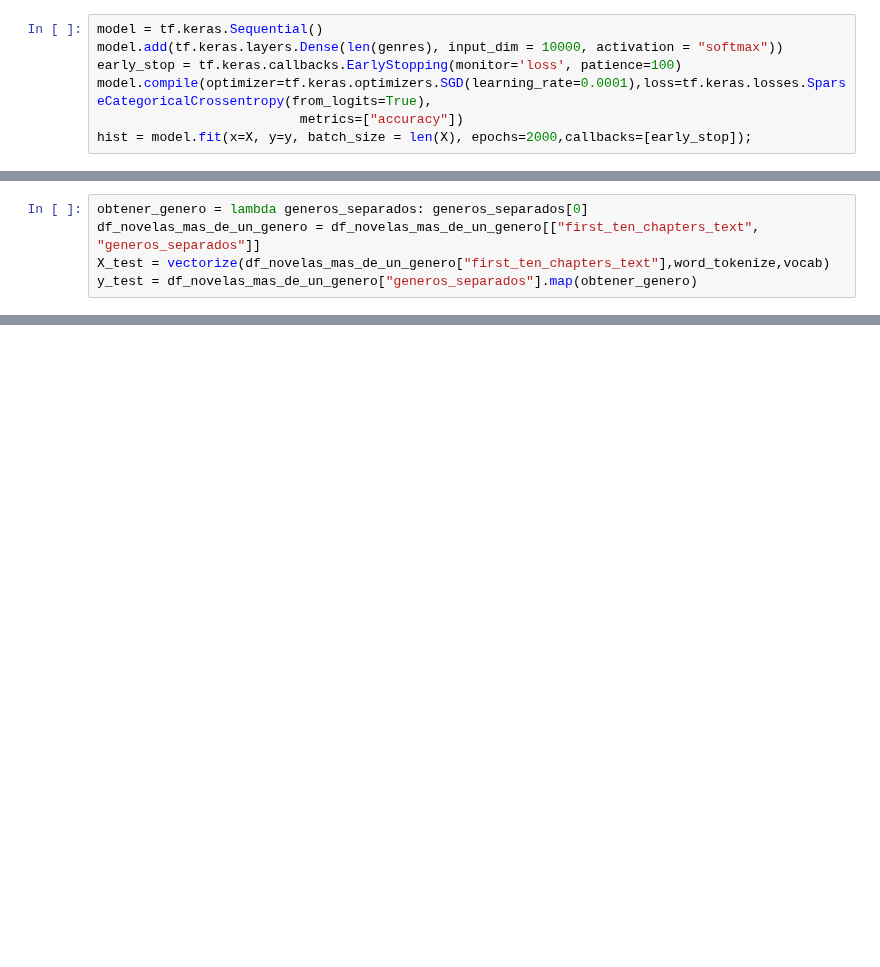
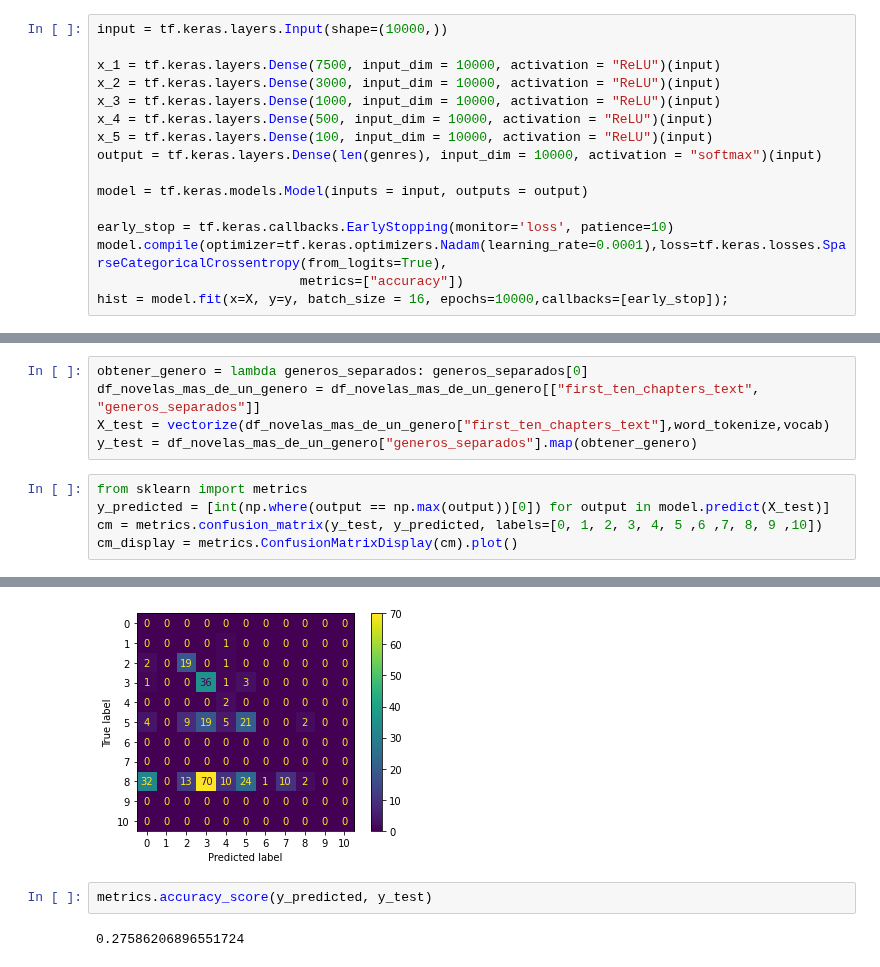
Before and after one commit to Nacho2904/CURSO-LEARNING1, a Jupyter notebook: clasificador_de_novelas.ipynb, the cells around one changed output, grey strips where cells are left out. Cells and saved outputs as stored; diff of their text form; blank space fills up the shorter version.

```diff
--- a/clasificador_de_novelas.ipynb
+++ b/clasificador_de_novelas.ipynb
@@ -143,10 +160,19 @@ np.shape(X)
 # %% [output]
 (181, 10000)
 # %%
-model = tf.keras.Sequential()
-model.add(tf.keras.layers.Dense(len(genres), input_dim = 10000, activation = "softmax"))
-early_stop = tf.keras.callbacks.EarlyStopping(monitor='loss', patience=100)
-model.compile(optimizer=tf.keras.optimizers.SGD(learning_rate=0.0001),loss=tf.keras.losses.SparseCategoricalCrossentropy(from_logits=True),
+input = tf.keras.layers.Input(shape=(10000,))
+
+x_1 = tf.keras.layers.Dense(7500, input_dim = 10000, activation = "ReLU")(input)
+x_2 = tf.keras.layers.Dense(3000, input_dim = 10000, activation = "ReLU")(input)
+x_3 = tf.keras.layers.Dense(1000, input_dim = 10000, activation = "ReLU")(input)
+x_4 = tf.keras.layers.Dense(500, input_dim = 10000, activation = "ReLU")(input)
+x_5 = tf.keras.layers.Dense(100, input_dim = 10000, activation = "ReLU")(input)
+output = tf.keras.layers.Dense(len(genres), input_dim = 10000, activation = "softmax")(input)
+
+model = tf.keras.models.Model(inputs = input, outputs = output)
+
+early_stop = tf.keras.callbacks.EarlyStopping(monitor='loss', patience=10)
+model.compile(optimizer=tf.keras.optimizers.Nadam(learning_rate=0.0001),loss=tf.keras.losses.SparseCategoricalCrossentropy(from_logits=True),
                           metrics=["accuracy"])
-hist = model.fit(x=X, y=y, batch_size = len(X), epochs=2000,callbacks=[early_stop]);
+hist = model.fit(x=X, y=y, batch_size = 16, epochs=10000,callbacks=[early_stop]);
 # %% [output]
@@ -211,3 +224,9 @@ obtener_genero = lambda generos_separados: generos_separados[0]
 df_novelas_mas_de_un_genero = df_novelas_mas_de_un_genero[["first_ten_chapters_text", "generos_separados"]]
 X_test = vectorize(df_novelas_mas_de_un_genero["first_ten_chapters_text"],word_tokenize,vocab)
 y_test = df_novelas_mas_de_un_genero["generos_separados"].map(obtener_genero)
+# %%
+from sklearn import metrics
+y_predicted = [int(np.where(output == np.max(output))[0]) for output in model.predict(X_test)]
+cm = metrics.confusion_matrix(y_test, y_predicted, labels=[0, 1, 2, 3, 4, 5 ,6 ,7, 8, 9 ,10])
+cm_display = metrics.ConfusionMatrixDisplay(cm).plot()
+# %% [output]
@@ -213,0 +234,5 @@ y_test = df_novelas_mas_de_un_genero["generos_separados"].map(obtener_genero)
+[figure, added]
+# %%
+metrics.accuracy_score(y_predicted, y_test)
+# %% [output]
+0.27586206896551724
```
Also changed, not shown: parts of 5 cells of this notebook.
